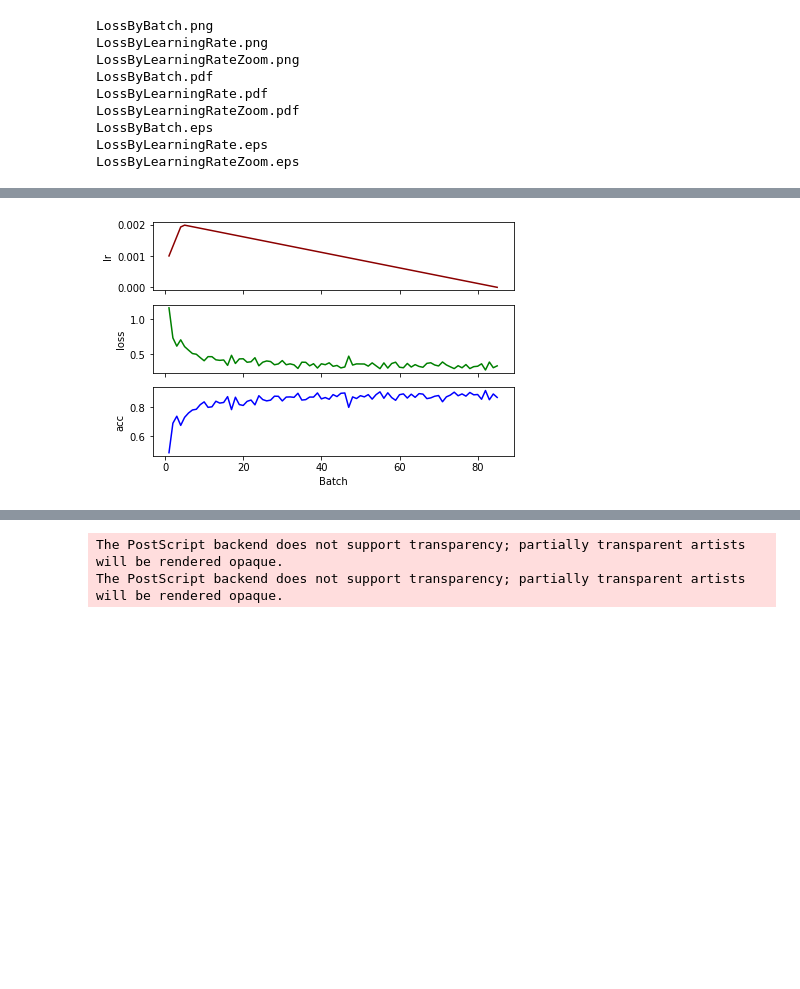
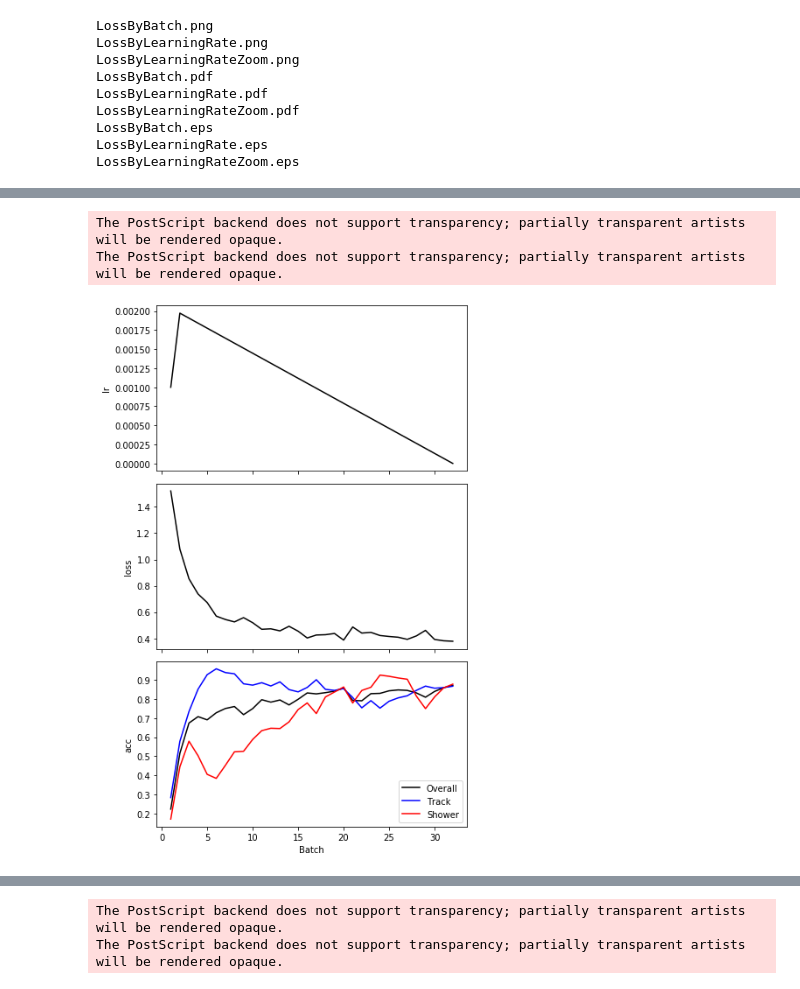
Before and after one commit to AndyChappell/SemanticSegmentation, a Jupyter notebook: dune_network.ipynb, the cells around one changed output, grey strips where cells are left out. Cells and saved outputs as stored; diff of their text form; code cells hidden in the pictures; blank space fills up the shorter version.

```diff
--- a/dune_network.ipynb
+++ b/dune_network.ipynb
@@ -440,18 +326,20 @@ Epoch 1 : loss 0.24113892763853073 acc 0.25287843868136406   val_loss 0.27745068
 # %%
 def plot_lr_loss_acc(lrs, losses, accuracies, name):
-    fig, axs = plt.subplots(3, 1, sharex=True)
+    fig, axs = plt.subplots(3, 1, figsize=(6,9), sharex=True)
     xx = list(range(1, 1 + len(lrs)))
-    yy = [lrs, losses, accuracies]
-    labels = ["lr", "loss", "acc"]
-    colors = ['darkred', 'green', 'blue']
+    yy = np.array([lrs, losses, accuracies])
+    axes = ["lr", "loss", "acc"]
+    labels = ["Overall", "Track", "Shower"]
+    colors = ['black', 'blue', 'red']
     for i, ax in enumerate(axs):
         ax.set_xlabel("Batch")
-        ax.set_ylabel(labels[i])
-        ax.plot(xx, yy[i], c=colors[i])
+        ax.set_ylabel(axes[i])
+        if len(yy[i].shape) == 1:
+            ax.plot(xx, yy[i], c='black')
+        else:
+            for j, y in enumerate(yy[i]):
+                ax.plot(xx, y, c=colors[j], label=labels[j])
     for ax in axs: ax.label_outer()
     plt.tight_layout()
+    plt.legend()
     iu.save_figure(fig, name)
-# %%
-plot_lr_loss_acc(learning_rates, train_loss_batches, train_acc_batches, "LRLossAcc")
-# %% [output]
-[figure, removed]
@@ -462,3 +346,22 @@ cycle_acc = train_acc_batches
+# %%
+batch_lrs = np.concatenate([i.learning_rates for i in info])
+batch_losses = np.concatenate([s.get_losses() for s in stats])
+batch_overall_accuracies = np.concatenate([s.get_accuracies() for s in stats])
+batch_track_accuracies = np.concatenate([s.get_accuracies(TRACK) for s in stats])
+batch_shower_accuracies = np.concatenate([s.get_accuracies(SHOWER) for s in stats])
+batch_accuracies = np.array([batch_overall_accuracies, batch_track_accuracies, batch_shower_accuracies])
+
+np.save("learning_rates", batch_lrs)
+np.save("losses", batch_losses)
+np.save("accuracies", batch_overall_accuracies)
+np.save("track_accuracies", batch_track_accuracies)
+np.save("shower_accuracies", batch_shower_accuracies)
+# %%
+plot_lr_loss_acc(batch_lrs, batch_losses, batch_accuracies, "LRLossAcc")
+# %% [output]
+The PostScript backend does not support transparency; partially transparent artists will be rendered opaque.
+The PostScript backend does not support transparency; partially transparent artists will be rendered opaque.
+[figure, added]
 # %%
 # Upload pickle files
 from google.colab import files
```
Also changed, not shown: parts of 17 cells of this notebook, 1 other file.
